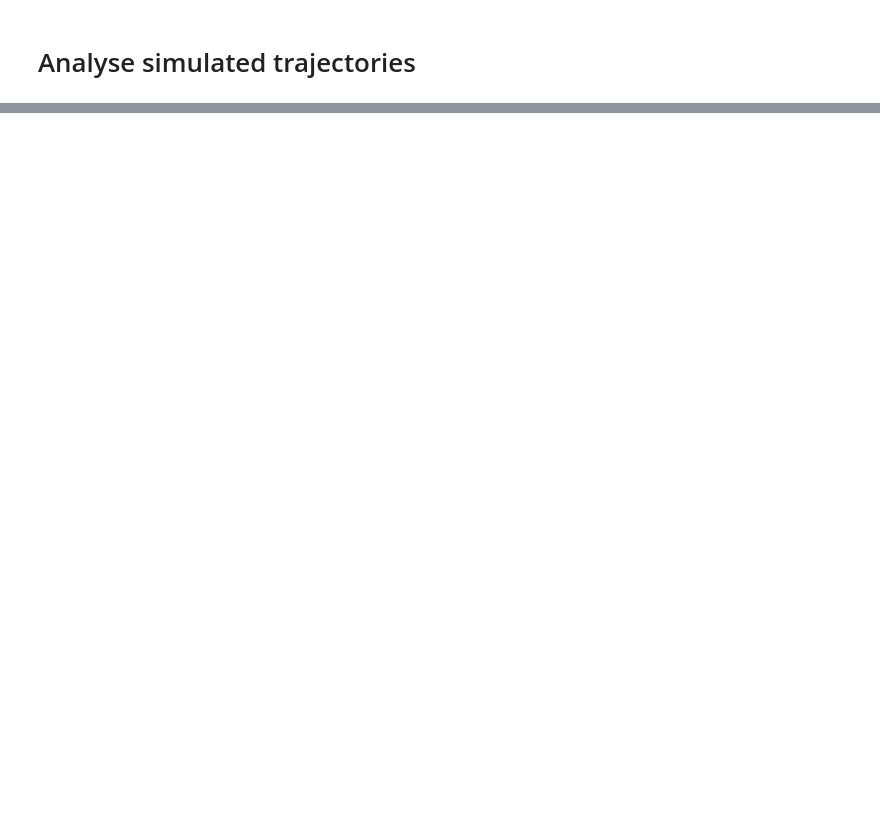
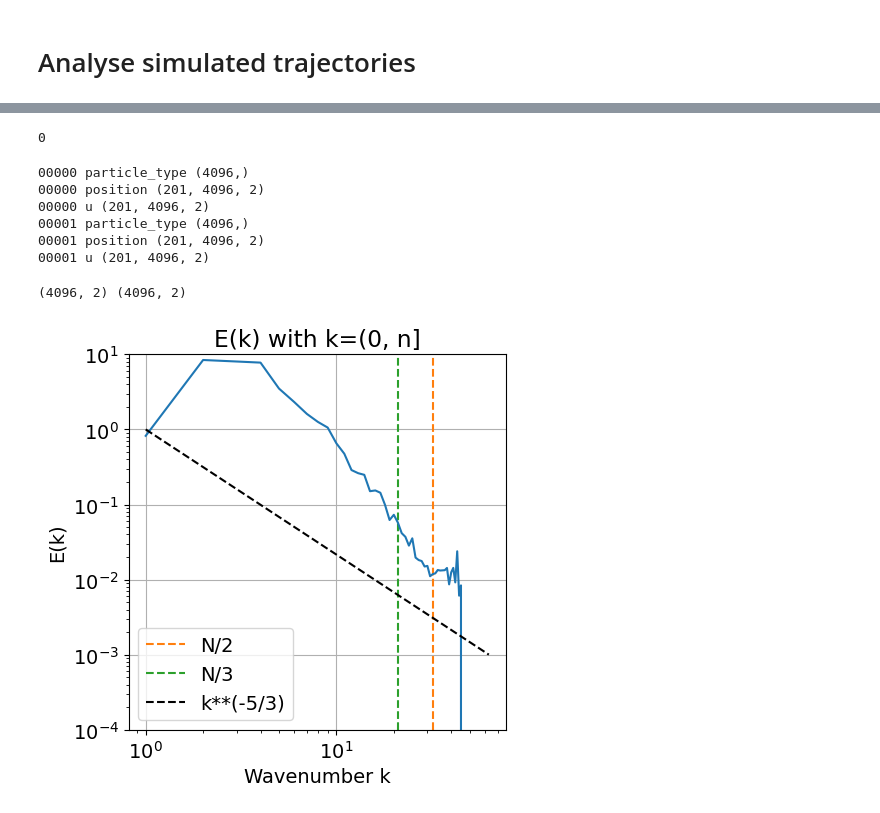
Before and after one commit to tumaer/ql-les-data, a Jupyter notebook: notebooks/trajs.ipynb, the cells around one changed output, grey strips where cells are left out. Drawn from its saved outputs; the diff is of its cells as text; code cells hidden in the pictures; blank space fills up the shorter version.

```diff
--- a/notebooks/trajs.ipynb
+++ b/notebooks/trajs.ipynb
@@ -92,0 +185,41 @@ python main.py config=configs/tgv2d.yaml mode=integrate gpu=7
+# %%
+write_vtks_from_h5s("../results_kolm64_comb/com")
+os.makedirs("../results_kolm64_comb/com_vtk", exist_ok=True)
+os.system("mv ../results_kolm64_comb/com/*.vtk ../results_kolm64_comb/com_vtk")
+# %% [output]
+0
+# %%
+with h5py.File("../dataset_kolm/train.h5", "r") as f:
+    for k, v in f.items():
+        for k2, v2 in v.items():
+            print(k, k2, v2.shape)
+# %% [output]
+00000 particle_type (4096,)
+00000 position (201, 4096, 2)
+00000 u (201, 4096, 2)
+00001 particle_type (4096,)
+00001 position (201, 4096, 2)
+00001 u (201, 4096, 2)
+# %%
+N = 64
+L = 2 * np.pi
+dim = 2
+
+r = h5py.File("../dataset_kolm/train.h5")["00000/position"][200]
+u_r = h5py.File("../dataset_kolm/train.h5")["00000/u"][200]
+u_grid = ur_to_u_mls_wrapper(N, L, dim)(r, u_r)
+print(u_r.shape, u_grid.shape)
+
+u_grid = np.asarray((u_grid.T).reshape((dim, N, N)))
+if dim == 2:
+    u_grid = np.vstack([u_grid, np.zeros_like(u_grid[:1])])[:, :, :, None]
+# spectrum = energy_spectrum(u_grid, dim=dim)
+
+# plt.figure(figsize=(10, 5))
+# plt.loglog(spectrum)
+# plt.grid()
+
+plot_e_k(u_grid, 0, dim=dim)
+# %% [output]
+(4096, 2) (4096, 2)
+[figure, added]
```
Also changed, not shown: parts of 10 cells of this notebook, 11 other files.
